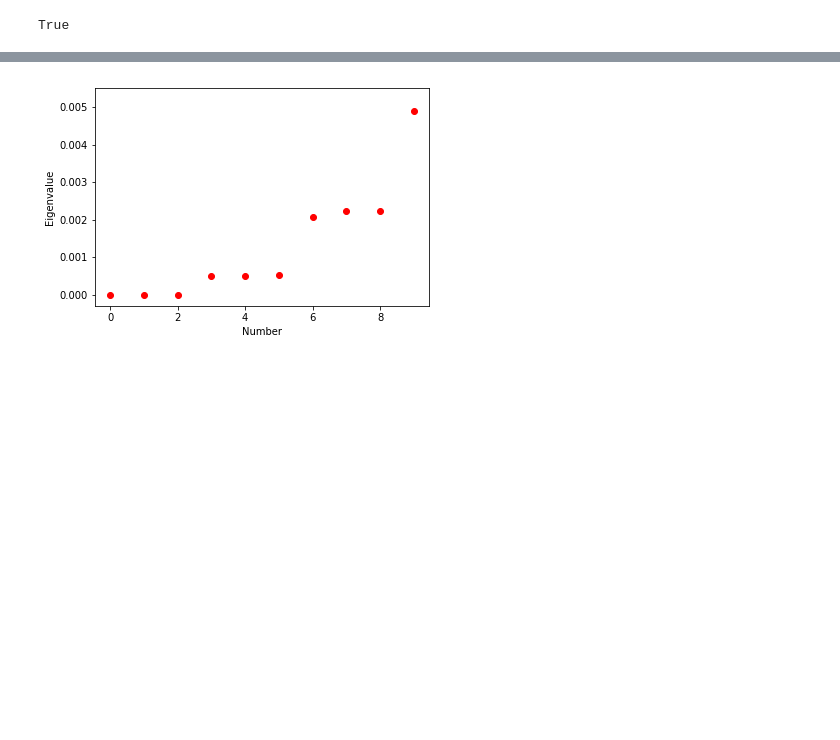
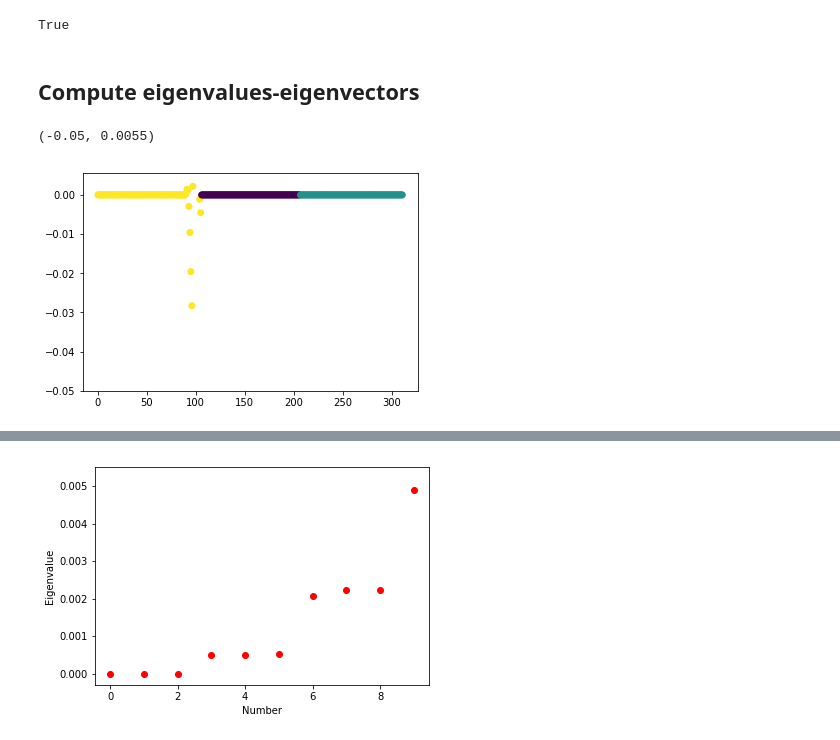
Before and after one commit to msarrias/spectral-clustering, a Jupyter notebook: playground.ipynb, the cells around one changed output, grey strips where cells are left out. Cells and saved outputs as stored; diff of their text form; code cells hidden in the pictures; blank space fills up the shorter version.

```diff
--- a/playground.ipynb
+++ b/playground.ipynb
@@ -143,6 +17,6 @@ def normalized_graph_Laplacian(adjacency_matrix, matrix = "symmetric"):
 data_path = 'data/spiral.data'
 labels_path = 'data/spiral.labels'
 # %%
-data_points, data_labels = read_and_convert_data(data_path, labels_path)
+data_points, data_labels = f.read_and_convert_data(data_path, labels_path)
 Npts, coord = data_points.shape
 # %%
@@ -150,17 +24,25 @@ scatter_plot_data_set(data_points, data_labels)
 # %% [output]
 [figure]
 # %%
-W = adjacency_matrix(data_points, sigma=0.5)
-L_unnormalized =unnormalized_graph_Laplacian(W)
-L_symmetric = normalized_graph_Laplacian(W, matrix = "symmetric")
-L_random_walk = normalized_graph_Laplacian(W, matrix = "rw")
+W = f.adjacency_matrix(data_points, sigma=0.5)
+L_unnormalized =f.unnormalized_graph_Laplacian(W)
+L_symmetric = f.normalized_graph_Laplacian(W, matrix = "symmetric")
+L_random_walk = f.normalized_graph_Laplacian(W, matrix = "rw")
 # %%
 #Sanity check: Symmetric matrix
 np.allclose(L_unnormalized, L_unnormalized.T)
 # %% [output]
 True
+# %% [markdown]
+## Compute eigenvalues-eigenvectors
 # %%
 eigenvalues, eigenvectors = np.linalg.eig(L_unnormalized)
 eigenvalues = eigenvalues.real
 eigenvalues.sort()
 rearrangedEvalsVecs = sorted(zip(eigenvalues,eigenvectors.T),key=lambda x: x[0])
+# %%
+plt.scatter([i for i in range(Npts)], rearrangedEvalsVecs[1][1].T,c=data_labels)
+plt.ylim(-0.05, 0.0055)
+# %% [output]
+(-0.05, 0.0055)
+[figure, added]
```
Also changed, not shown: parts of 23 cells of this notebook.
